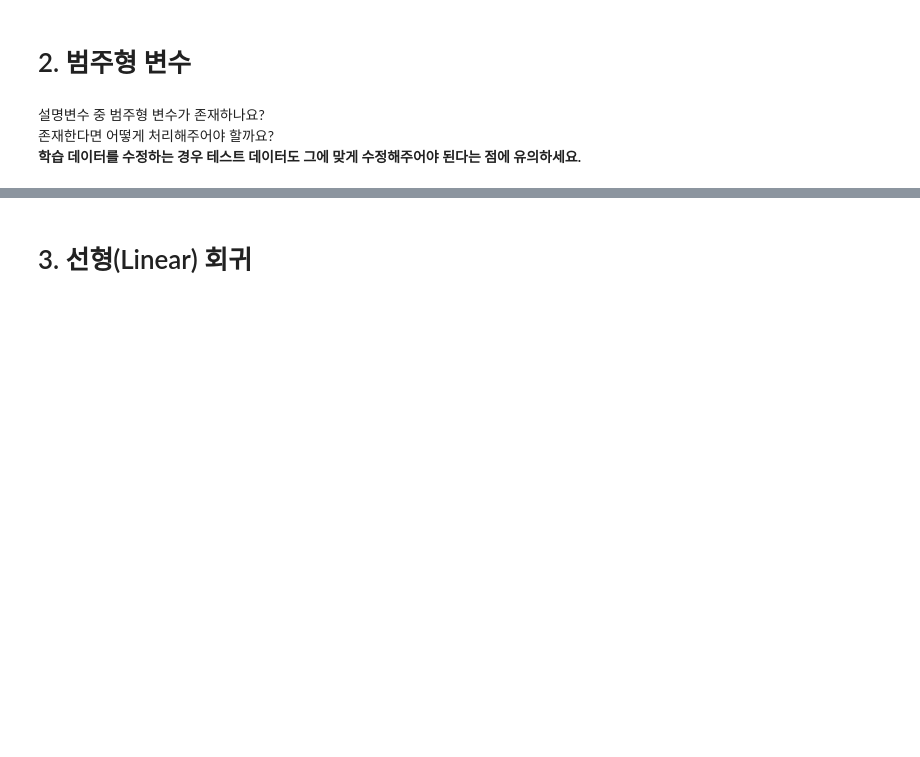
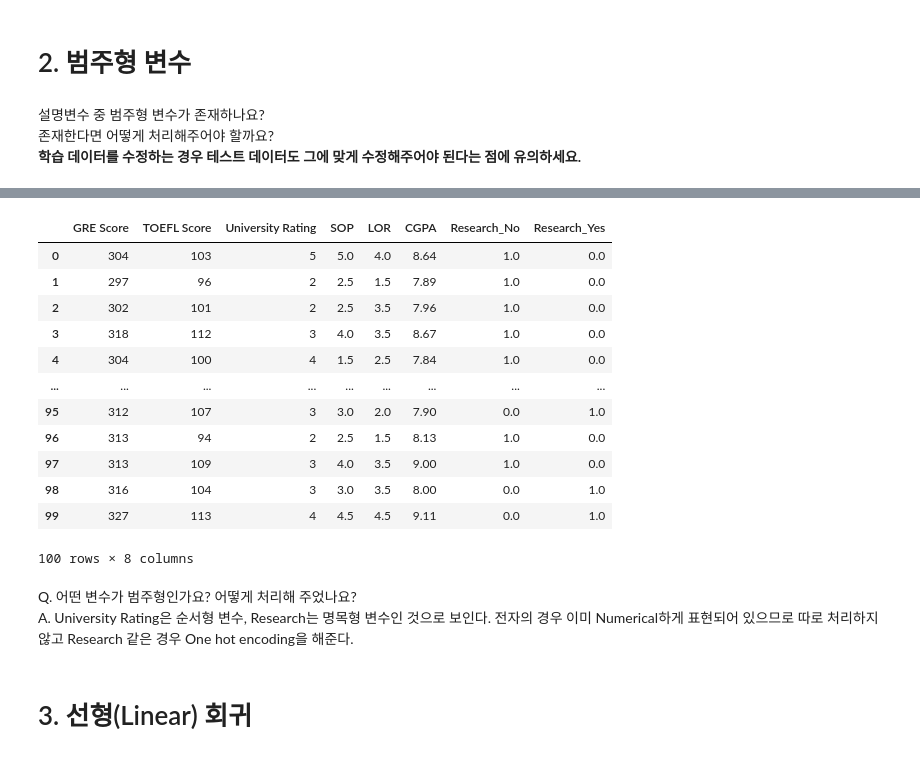
Before and after one commit to lhmlhm1111/ybigta_task, a Jupyter notebook: regression/20기_디지털애널리틱스_이학민.ipynb, the cells around one changed output, grey strips where cells are left out. Drawn from its saved outputs; the diff is of its cells as text; code cells hidden in the pictures; blank space fills up the shorter version.

```diff
--- a/regression/20기_디지털애널리틱스_이학민.ipynb
+++ b/regression/20기_디지털애널리틱스_이학민.ipynb
@@ -161,3 +163,26 @@ A.
+# %%
+OHE = OneHotEncoder()
+Research_OHE = OHE.fit_transform(test['Research'].to_numpy().reshape(-1,1)).toarray()
+test[['Research_No', 'Research_Yes']] = Research_OHE
+test = test.drop('Research', axis=1)
+test
+# %% [output]
+|  | GRE Score | TOEFL Score | University Rating | SOP | LOR | CGPA | Research_No | Research_Yes |
+| 0 | 304 | 103 | 5 | 5.0 | 4.0 | 8.64 | 1.0 | 0.0 |
+| 1 | 297 | 96 | 2 | 2.5 | 1.5 | 7.89 | 1.0 | 0.0 |
+| 2 | 302 | 101 | 2 | 2.5 | 3.5 | 7.96 | 1.0 | 0.0 |
+| 3 | 318 | 112 | 3 | 4.0 | 3.5 | 8.67 | 1.0 | 0.0 |
+| 4 | 304 | 100 | 4 | 1.5 | 2.5 | 7.84 | 1.0 | 0.0 |
+| ... | ... | ... | ... | ... | ... | ... | ... | ... |
+| 95 | 312 | 107 | 3 | 3.0 | 2.0 | 7.90 | 0.0 | 1.0 |
+| 96 | 313 | 94 | 2 | 2.5 | 1.5 | 8.13 | 1.0 | 0.0 |
+| 97 | 313 | 109 | 3 | 4.0 | 3.5 | 9.00 | 1.0 | 0.0 |
+| 98 | 316 | 104 | 3 | 3.0 | 3.5 | 8.00 | 0.0 | 1.0 |
+| 99 | 327 | 113 | 4 | 4.5 | 4.5 | 9.11 | 0.0 | 1.0 |
+100 rows × 8 columns
+# %% [markdown]
+Q. 어떤 변수가 범주형인가요? 어떻게 처리해 주었나요?
+A. University Rating은 순서형 변수, Research는 명목형 변수인 것으로 보인다. 전자의 경우 이미 Numerical하게 표현되어 있으므로 따로 처리하지 않고 Research 같은 경우 One hot encoding을 해준다.
 # %% [markdown]
 # 3. 선형(Linear) 회귀
 # %%
```
Also changed, not shown: parts of 25 cells of this notebook.
